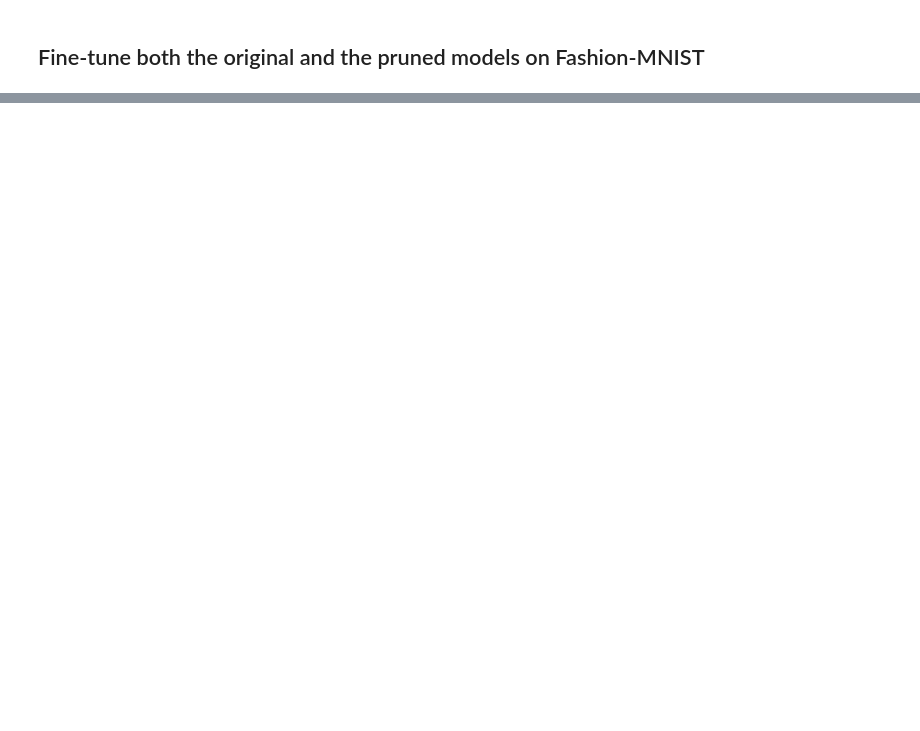
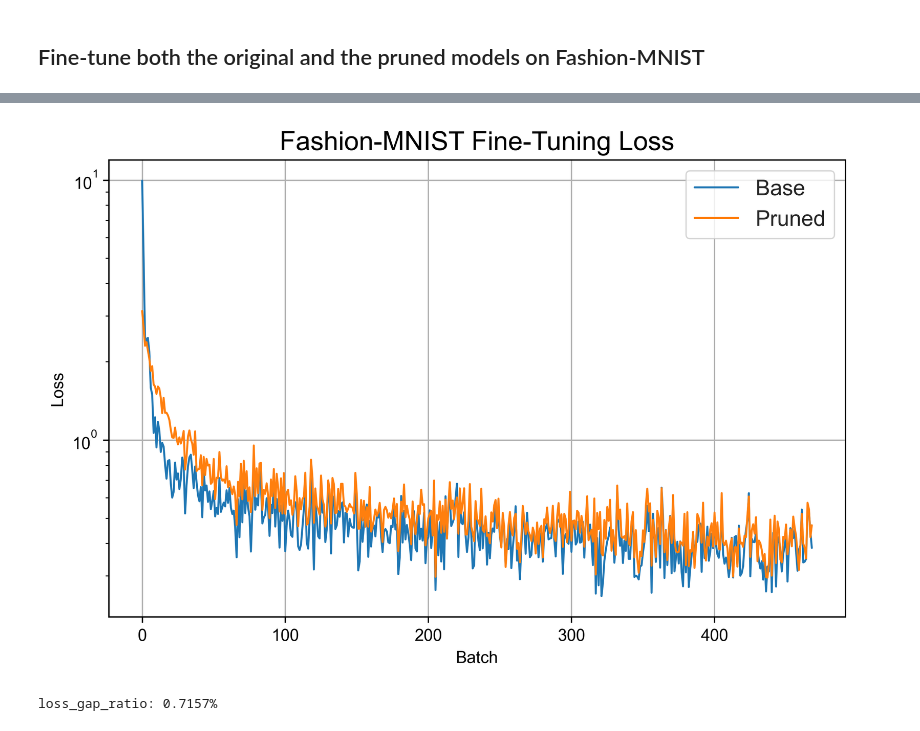
Before and after one commit to mukobi/Unadaptable-Foundation-Models, a Jupyter notebook: toy_models/mnist_pruning.ipynb, the cells around one changed output, grey strips where cells are left out. Saved outputs shown, nothing was run; the diff lists cells and outputs as text; code cells hidden in the pictures; blank space fills up the shorter version.

```diff
--- a/toy_models/mnist_pruning.ipynb
+++ b/toy_models/mnist_pruning.ipynb
@@ -206,22 +265,22 @@ model_base_pt loss: 0.1959, model_pruned_pt loss: 0.8657
 # %% [markdown]
 ## Fine-tune both the original and the pruned models on Fashion-MNIST
 # %%
-model_base_ft = copy.deepcopy(model_base_pretrain)
+model_base_ft = copy.deepcopy(model_base_pt)
 model_pruned_ft = copy.deepcopy(model_pruned_pt)
 
 # Evaluate the pre-trained model on Fashion-MNIST
 print("Evaluating the pre-trained model on Fashion-MNIST")
-ft_loss_base_pretrain, ft_acc_base_pretrain = test(model_base_pretrain, device, fashion_test_loader)
-ft_loss_pruned_pretrain, ft_acc_pruned_pretrain = test(model_pruned_pt, device, fashion_test_loader)
-print(f"model_base_pt accuracy: {ft_acc_base_pretrain:.4f}, model_pruned_pt accuracy: {ft_acc_pruned_pretrain:.4f}")
-print(f"model_base_pt loss: {ft_loss_base_pretrain:.4f}, model_pruned_pt loss: {ft_loss_pruned_pretrain:.4f}")
+ft_loss_base_pt, ft_acc_base_pt = test(model_base_pt, device, fashion_test_loader)
+ft_loss_pruned_pt, ft_acc_pruned_pt = test(model_pruned_pt, device, fashion_test_loader)
+print(f"model_base_pt accuracy: {ft_acc_base_pt:.4f}, model_pruned_pt accuracy: {ft_acc_pruned_pt:.4f}")
+print(f"model_base_pt loss: {ft_loss_base_pt:.4f}, model_pruned_pt loss: {ft_loss_pruned_pt:.4f}")
 
 # Train the models on Fashion-MNIST
 print("Training the base model on Fashion-MNIST")
-train(model_base_ft, device, fashion_train_loader, num_epochs=ft_epochs)
+losses_base_ft = train(model_base_ft, device, fashion_train_loader, num_epochs=ft_epochs)
 
 print("Training the pruned model on Fashion-MNIST")
-train(model_pruned_ft, device, fashion_train_loader, num_epochs=ft_epochs)
+losses_pruned_ft = train(model_pruned_ft, device, fashion_train_loader, num_epochs=ft_epochs)
 
 # Calculate metrics
 ft_loss_base_ft, ft_acc_base_ft = test(model_base_ft, device, fashion_test_loader)
@@ -258 +317,32 @@ model_base_ft loss: 0.5130, model_pruned_ft loss: 0.5591
+# %%
+# Graph the ft losses togehter
+chart_utils.initialize_plot_no_markers()
+sns.lineplot(data=losses_base_ft, label="Base")
+sns.lineplot(data=losses_pruned_ft, label="Pruned")
+plt.title("Fashion-MNIST Fine-Tuning Loss")
+plt.xlabel("Batch")
+plt.ylabel("Loss")
+plt.yscale("log")
+# plt.xscale("log")
+plt.show()
+# %% [output]
+[figure, added]
+# %%
+def calculate_loss_gap_ratio(losses_unadapt, losses_base):
+    loss_max = losses_base[0]  # Maximum loss, since you could always use the base model for the fine-tune task zero-shot
+    # Min the losses_base with loss_max so it doesn't overcount from getting higher loss than the base_pt model
+    losses_unadapt_clamped = np.minimum(loss_max, np.array(losses_unadapt, dtype=np.float32))
+    # Gap between the "unadaptable" model and the base model
+    loss_gap_ulm_alm = np.trapz(losses_unadapt_clamped - np.array(losses_base, dtype=np.float32))
+    # Gap between the base model and the maximum loss
+    loss_gap_max_alm = np.trapz(loss_max - np.array(losses_base, dtype=np.float32))
+    # Ratio of the two gaps -- 100% means the unadaptable model is as bad as if you didn't do any fine-tuning
+    loss_gap_ratio = loss_gap_ulm_alm / loss_gap_max_alm
+    return loss_gap_ratio
+
+
+loss_gap_ratio = calculate_loss_gap_ratio(losses_pruned_ft, losses_base_ft)
+print(f"loss_gap_ratio: {loss_gap_ratio * 100:.4f}%")
+# %% [output]
+loss_gap_ratio: 0.7157%
 # %%
```
Also changed, not shown: parts of 23 cells of this notebook, 3 other files.
